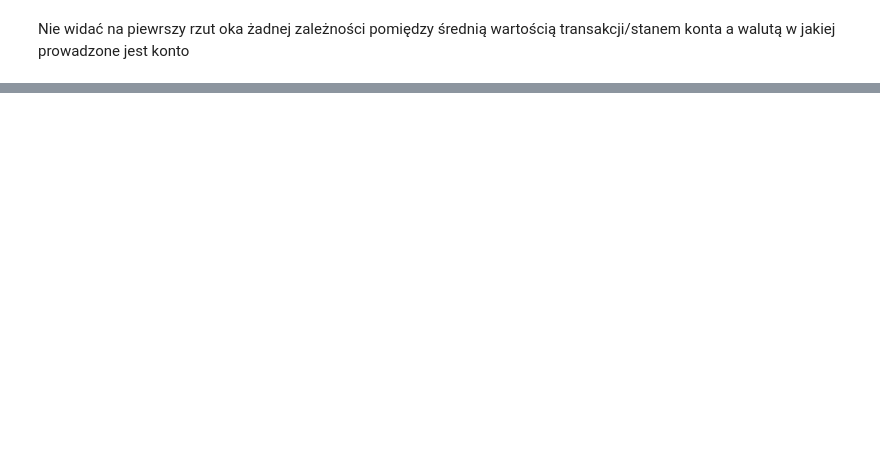
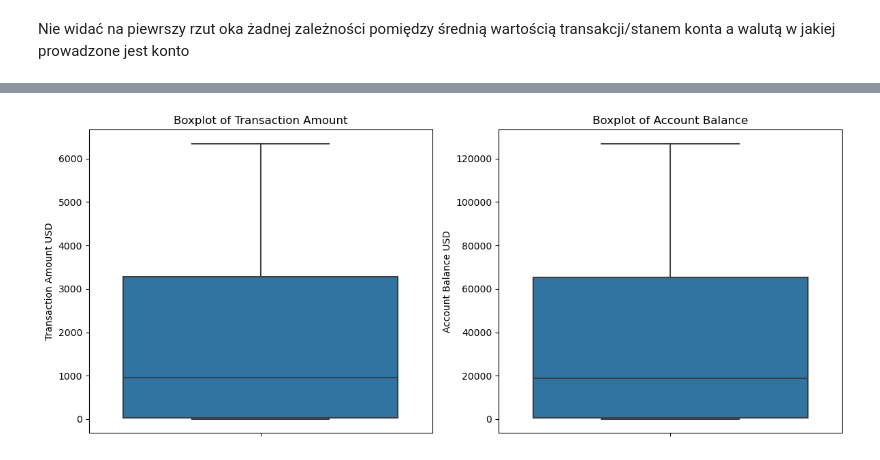
Before and after one commit to wiktoriakawa/IntroductionToMachineLearning-Project2, a Jupyter notebook: budowa_krok_1_3.ipynb, the cells around one changed output, grey strips where cells are left out. Saved outputs shown, nothing was run; the diff lists cells and outputs as text; code cells hidden in the pictures; blank space fills up the shorter version.

```diff
--- a/budowa_krok_1_3.ipynb
+++ b/budowa_krok_1_3.ipynb
@@ -221,0 +277,10 @@ Nie widać na piewrszy rzut oka żadnej zależności pomiędzy średnią wartoś
+# %%
+# Approximate exchange rates to USD (update with current rates)
+exchange_rates = {'USD': 1.0, 'EUR': 1.08, 'GBP': 1.27, 'INR': 0.012, 'JPY': 0.0066}
+
+# Convert to USD
+df['Transaction Amount USD'] = df.apply(lambda x: float(x['Transaction Amount']) * exchange_rates.get(x['Currency'], 1.0), axis=1)
+df['Account Balance USD'] = df.apply(lambda x: float(x['Account Balance']) * exchange_rates.get(x['Currency'], 1.0), axis=1)
+
+# Verify conversion
+print(df[['Transaction Amount USD', 'Account Balance USD']].describe())
@@ -221,0 +324,12 @@ Nie widać na piewrszy rzut oka żadnej zależności pomiędzy średnią wartoś
+# %%
+plt.figure(figsize=(12, 5))
+plt.subplot(1, 2, 1)
+sns.boxplot(y=df['Transaction Amount USD'])
+plt.title('Boxplot of Transaction Amount')
+plt.subplot(1, 2, 2)
+sns.boxplot(y=df['Account Balance USD'])
+plt.title('Boxplot of Account Balance')
+plt.tight_layout()
+plt.show()
+# %% [output]
+[figure, added]
```
Also changed, not shown: parts of 30 cells of this notebook.
